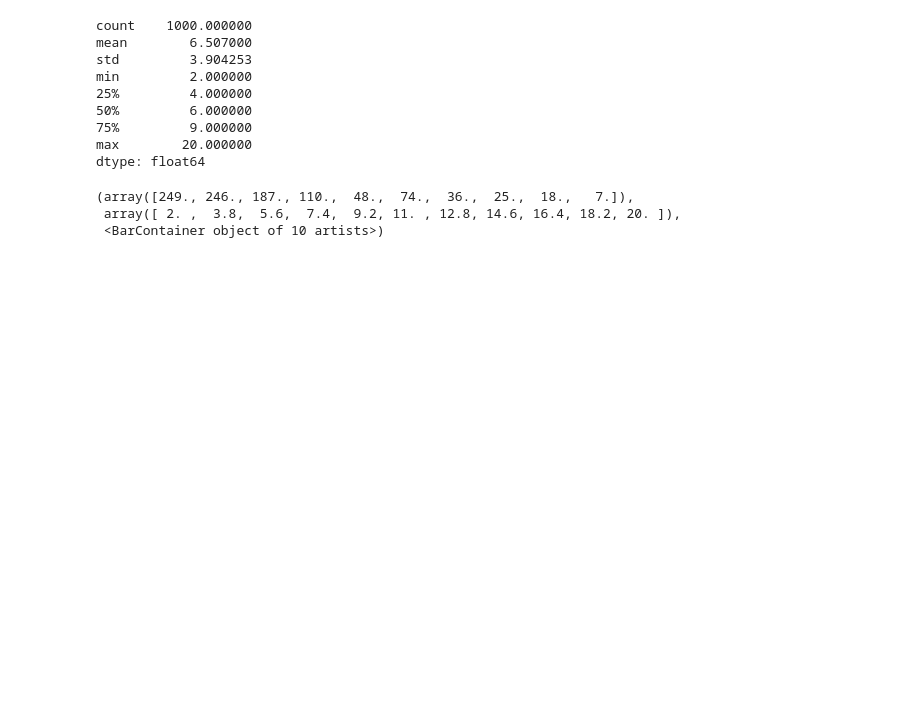
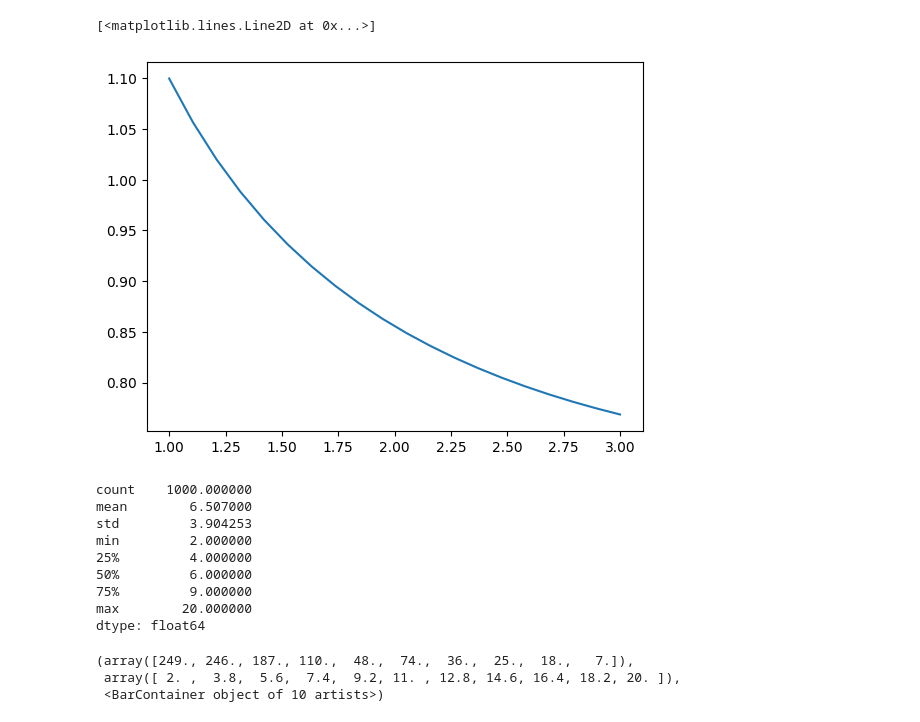
Before and after one commit to tishii2479/ahc030, a Jupyter notebook: notebooks/a.ipynb, the cells around one changed output. Saved outputs shown, nothing was run; the diff lists cells and outputs as text; code cells hidden in the pictures; blank space fills up the shorter version.

```diff
--- a/notebooks/a.ipynb
+++ b/notebooks/a.ipynb
@@ -12,3 +12,10 @@ plt.plot(x, k * x * (1 - x) / np.power((1 - 2 * x), 2))
+# %%
+a = np.linspace(1, 3, 20)
+x = 1.1
+plt.plot(a, np.power(x, a) / np.sqrt(a))
+# %% [output]
+[<matplotlib.lines.Line2D at 0x...>]
+[figure, added]
 # %%
 def read_input(seed: int):
     with open(f"../tools/in/{seed:04}.txt", "r") as f:
```
Also changed, not shown: parts of 1 cell of this notebook, 4 other files.
